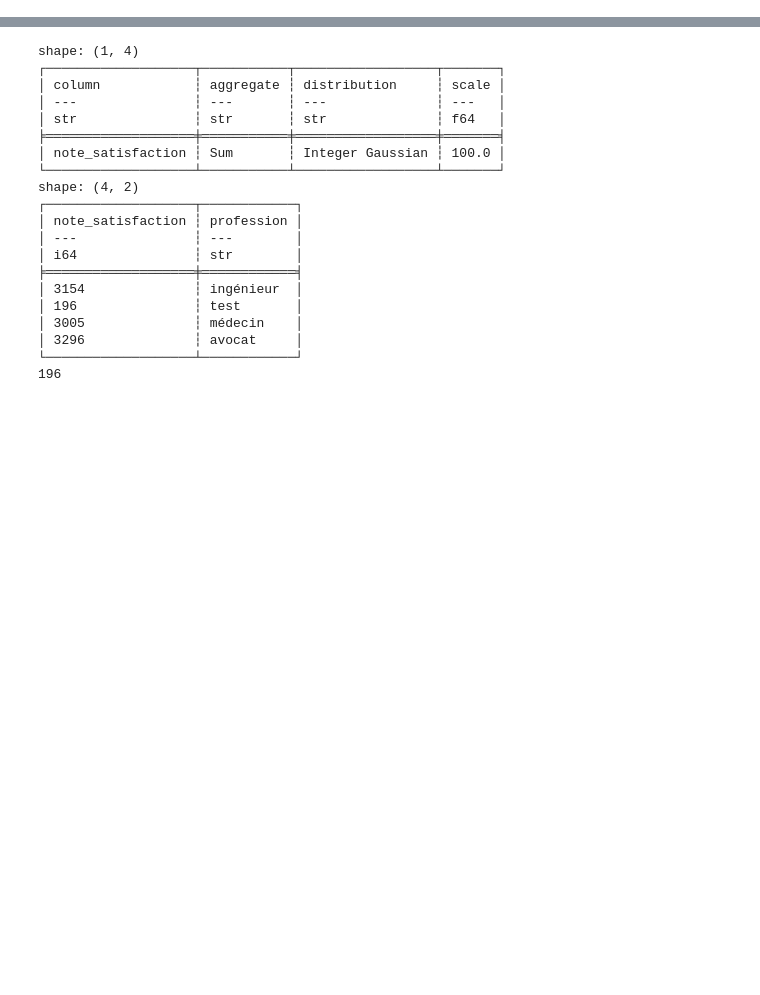
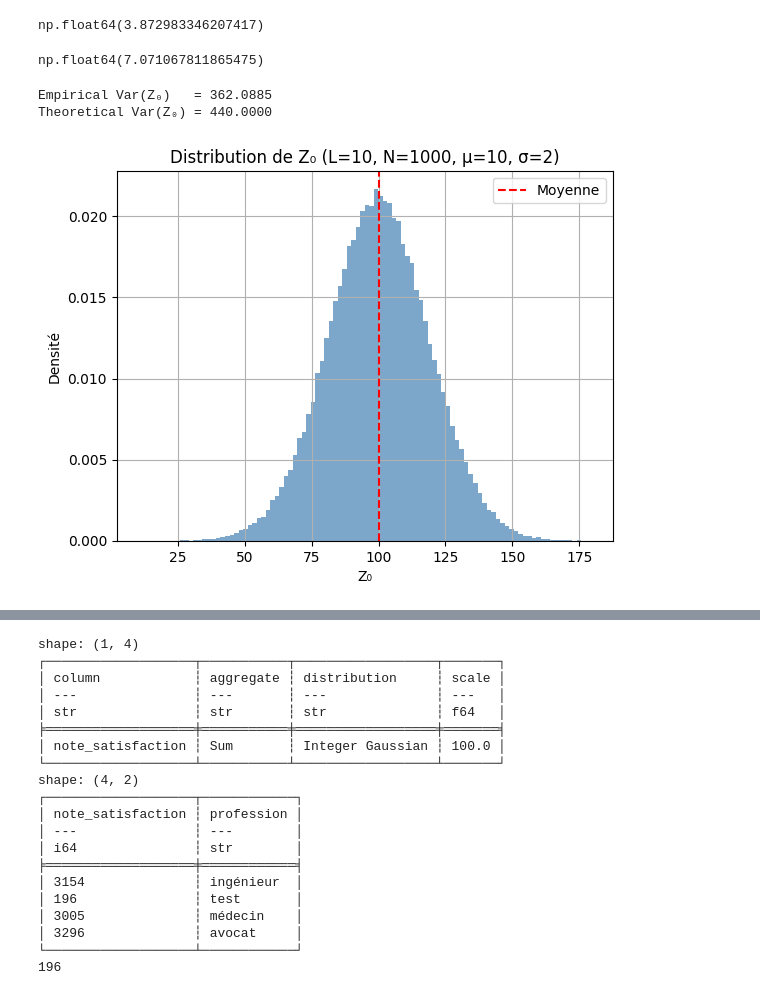
Before and after one commit to InseeFrLab/diff-privacy-OpenDP, a Jupyter notebook: intro_opendp/request_test.ipynb, the cells around one changed output, grey strips where cells are left out. Drawn from its saved outputs; the diff is of its cells as text; code cells hidden in the pictures; blank space fills up the shorter version.

```diff
--- a/intro_opendp/request_test.ipynb
+++ b/intro_opendp/request_test.ipynb
@@ -105,3 +195,53 @@ AttributeError: 'LazyGroupByQuery' object has no attribute 'select'
+# %%
+np.sqrt(1/(2*0.1/3))
+# %% [output]
+np.float64(3.872983346207417)
+# %%
+10/np.sqrt(2*1)
+# %% [output]
+np.float64(7.071067811865475)
+# %%
+import numpy as np
+import matplotlib.pyplot as plt
+
+# Paramètres de base
+mu = 10           # moyenne des X_i
+sigma = 2         # écart-type des X_i
+L = 10            # nombre de composantes
+N = 1000          # somme cible
+n_trials = 100000 # nombre de répétitions pour estimer la variance
+
+# Simulation des X_i ~ N(mu, sigma^2)
+X = np.random.normal(loc=mu, scale=sigma, size=(n_trials, L))
+
+# Calcul des Z_i = N * X_i / sum(X)
+S = X.sum(axis=1, keepdims=True)    # somme de chaque ligne
+Z = N * X / S                       # normalisation
+
+# Empirical variance of Z_0 (toutes sont symétriques ici)
+Z0 = Z[:, 0]
+empirical_var = np.var(Z0)
+
+# Théorie : Var(Z_i) ≈ (N^2 * σ^2 / (L^2 * μ^2)) * (1 + 1/L)
+theoretical_var = (N**2 * sigma**2 / (L**2 * mu**2)) * (1 + 1 / L)
+
+# Affichage des résultats
+print(f"Empirical Var(Z₀)   = {empirical_var:.4f}")
+print(f"Theoretical Var(Z₀) = {theoretical_var:.4f}")
+
+# Histogramme
+plt.hist(Z0, bins=100, density=True, alpha=0.7, color='steelblue')
+plt.axvline(Z0.mean(), color='red', linestyle='--', label='Moyenne')
+plt.title(f"Distribution de Z₀ (L={L}, N={N}, μ={mu}, σ={sigma})")
+plt.xlabel("Z₀")
+plt.ylabel("Densité")
+plt.legend()
+plt.grid(True)
+plt.show()
+# %% [output]
+Empirical Var(Z₀)   = 362.0885
+Theoretical Var(Z₀) = 440.0000
+[figure, added]
 # %%
 DF_POLARS.group_by("profession").agg(
     pl.col("note_satisfaction").sum().alias("somme_satisfaction")
```
Also changed, not shown: parts of 7 cells of this notebook, 3 other files.
